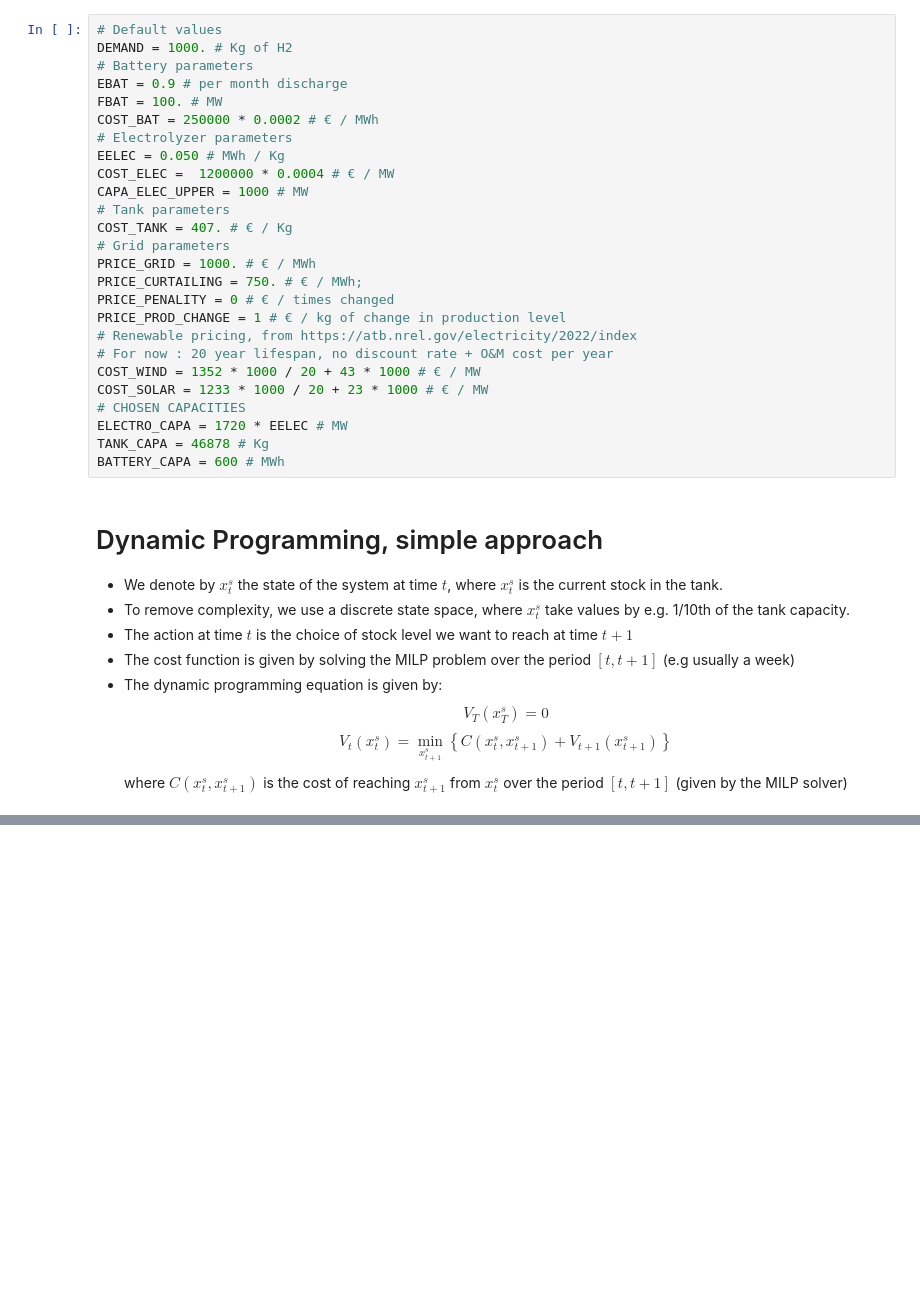
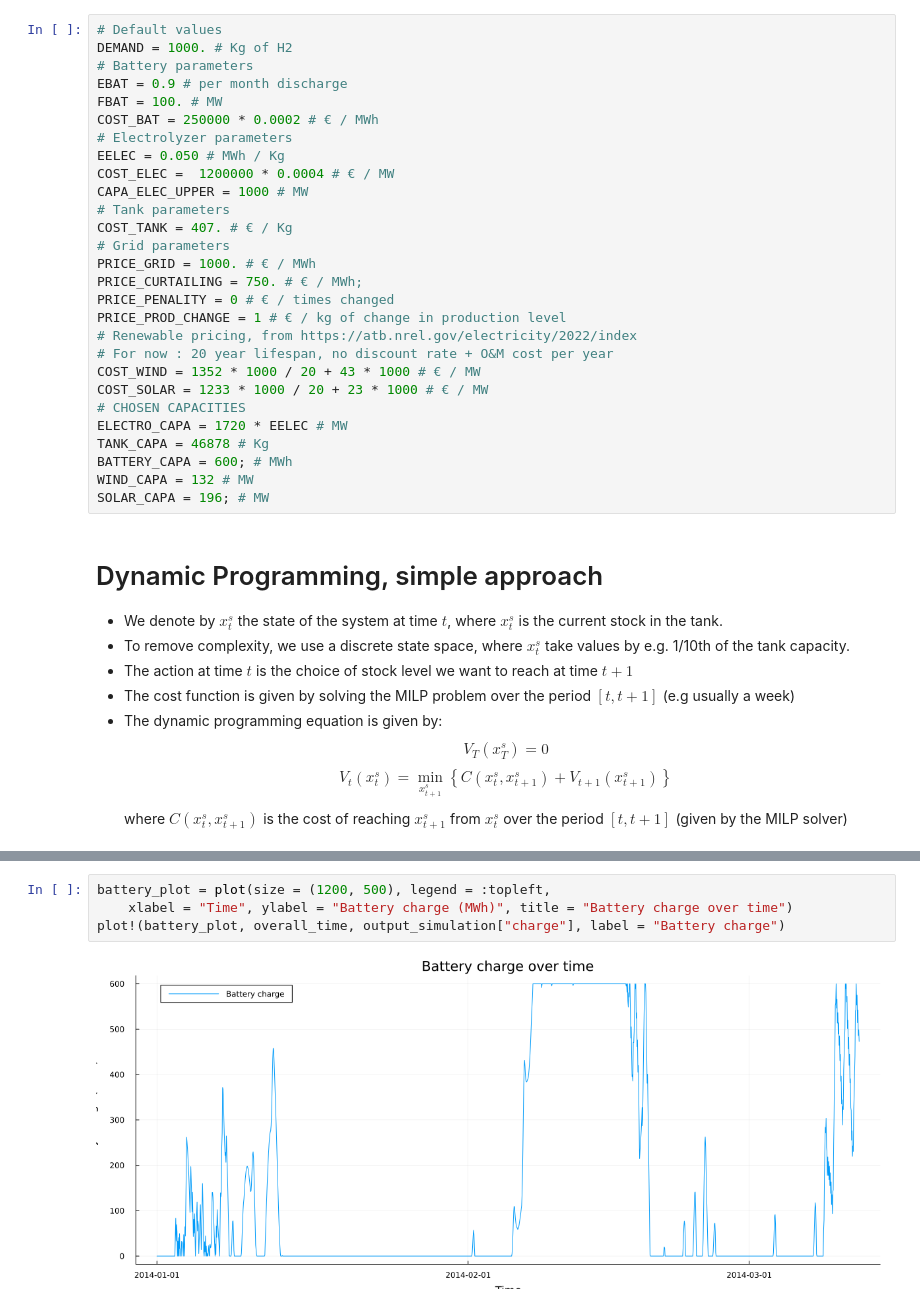
Before and after one commit to air-liquide-IMI-project/H2Modelling, a Jupyter notebook: dynamic_solver.ipynb, the cells around one changed output, grey strips where cells are left out. Saved outputs shown, nothing was run; the diff lists cells and outputs as text; blank space fills up the shorter version.

```diff
--- a/dynamic_solver.ipynb
+++ b/dynamic_solver.ipynb
@@ -34,7 +37,9 @@ COST_SOLAR = 1233 * 1000 / 20 + 23 * 1000 # € / MW
 # CHOSEN CAPACITIES
 ELECTRO_CAPA = 1720 * EELEC # MW
 TANK_CAPA = 46878 # Kg
-BATTERY_CAPA = 600 # MWh
+BATTERY_CAPA = 600; # MWh
+WIND_CAPA = 132 # MW
+SOLAR_CAPA = 196; # MW
 # %% [markdown]
 # Dynamic Programming, simple approach
 - We denote by $x^s_t$ the state of the system at time $t$, where $x^s_t$ is the current stock in the tank.
@@ -61,0 +205,6 @@ for t ∈ T-1:-1:1
+# %%
+battery_plot = plot(size = (1200, 500), legend = :topleft,
+    xlabel = "Time", ylabel = "Battery charge (MWh)", title = "Battery charge over time")
+plot!(battery_plot, overall_time, output_simulation["charge"], label = "Battery charge")
+# %% [output]
+[figure, added]
```
Also changed, not shown: parts of 15 cells of this notebook, 4 other files.
